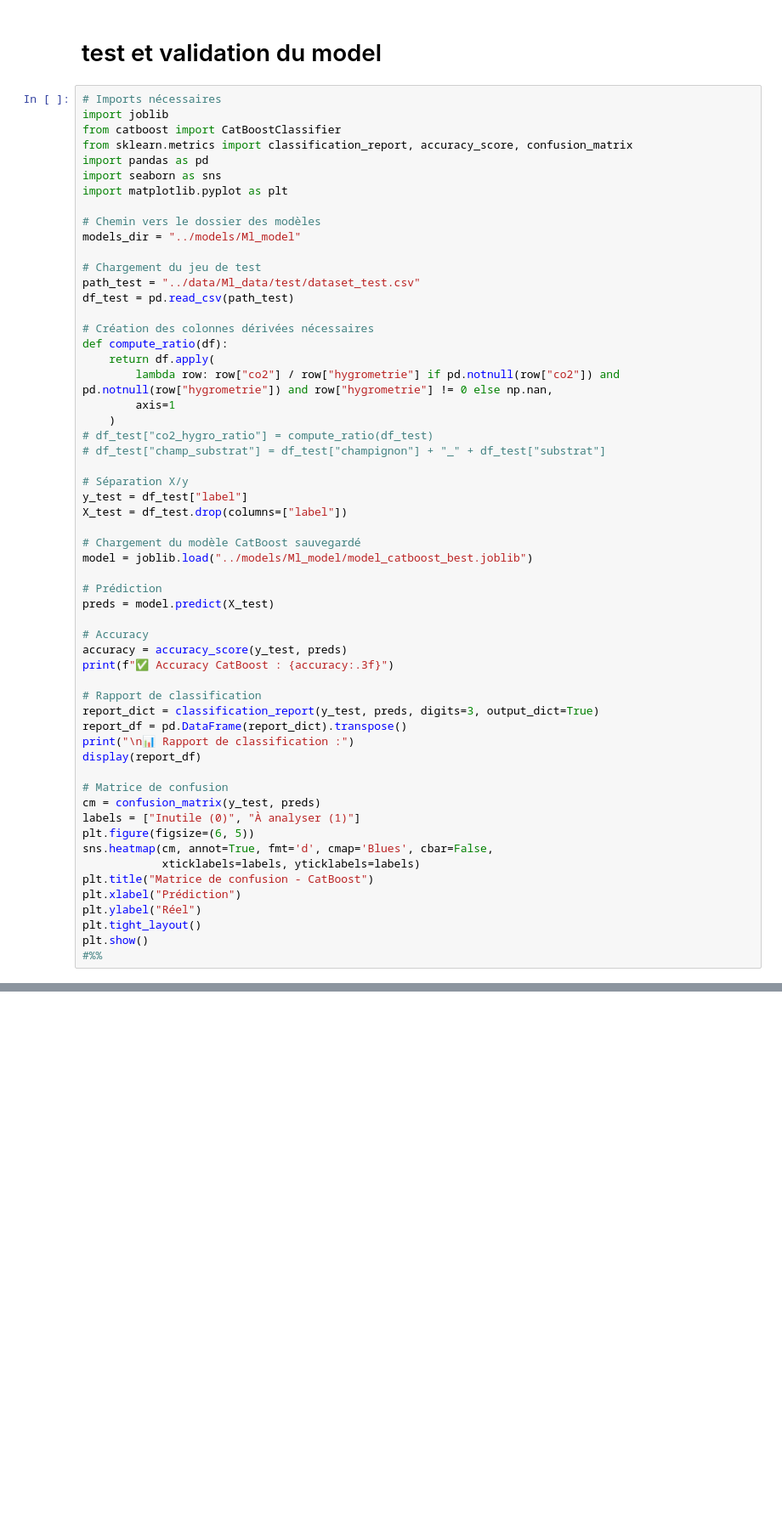
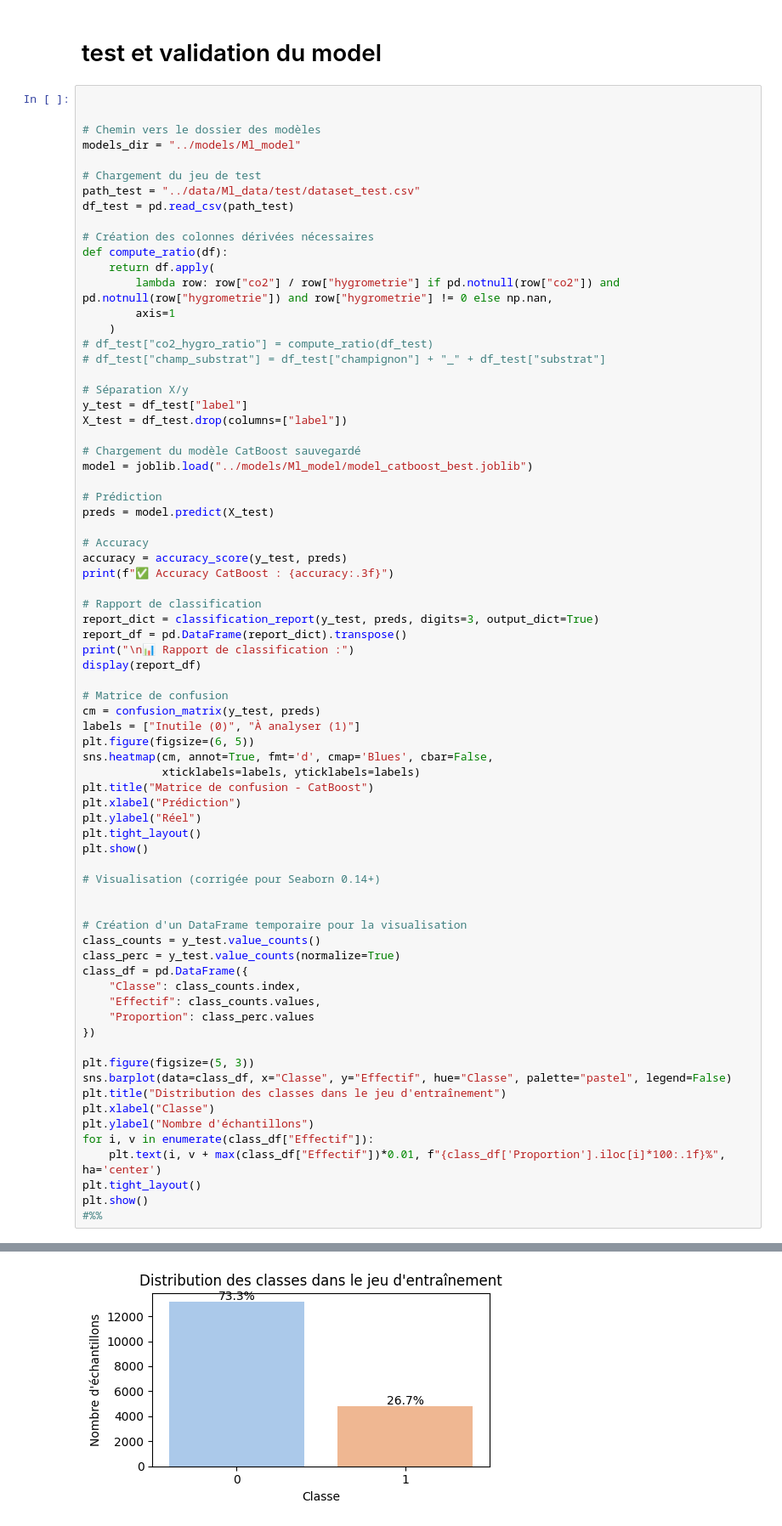
Before and after one commit to sarsator/projet_soutenance, a Jupyter notebook: training/notebook/Machine_learning.ipynb, the cells around one changed output, grey strips where cells are left out. Shown: that part at 85% size. Saved outputs shown, nothing was run; the diff lists cells and outputs as text; blank space fills up the shorter version.

```diff
--- a/training/notebook/Machine_learning.ipynb
+++ b/training/notebook/Machine_learning.ipynb
@@ -261,13 +513,7 @@ Colonnes catégorielles détectées pour CatBoost : ['champignon', 'substrat']
 # %% [markdown]
 # test et validation du model
 # %%
-# Imports nécessaires
-import joblib
-from catboost import CatBoostClassifier
-from sklearn.metrics import classification_report, accuracy_score, confusion_matrix
-import pandas as pd
-import seaborn as sns
-import matplotlib.pyplot as plt
+
 
 # Chemin vers le dossier des modèles
 models_dir = "../models/Ml_model"
@@ -301,30 +547,53 @@ print(f"✅ Accuracy CatBoost : {accuracy:.3f}")
 
 # Rapport de classification
 report_dict = classification_report(y_test, preds, digits=3, output_dict=True)
 report_df = pd.DataFrame(report_dict).transpose()
 print("\n📊 Rapport de classification :")
 display(report_df)
 
 # Matrice de confusion
 cm = confusion_matrix(y_test, preds)
 labels = ["Inutile (0)", "À analyser (1)"]
 plt.figure(figsize=(6, 5))
 sns.heatmap(cm, annot=True, fmt='d', cmap='Blues', cbar=False,
             xticklabels=labels, yticklabels=labels)
 plt.title("Matrice de confusion - CatBoost")
 plt.xlabel("Prédiction")
 plt.ylabel("Réel")
 plt.tight_layout()
 plt.show()
+
+# Visualisation (corrigée pour Seaborn 0.14+)
+
+
+# Création d'un DataFrame temporaire pour la visualisation
+class_counts = y_test.value_counts()
+class_perc = y_test.value_counts(normalize=True)
+class_df = pd.DataFrame({
+    "Classe": class_counts.index,
+    "Effectif": class_counts.values,
+    "Proportion": class_perc.values
+})
+
+plt.figure(figsize=(5, 3))
+sns.barplot(data=class_df, x="Classe", y="Effectif", hue="Classe", palette="pastel", legend=False)
+plt.title("Distribution des classes dans le jeu d'entraînement")
+plt.xlabel("Classe")
+plt.ylabel("Nombre d'échantillons")
+for i, v in enumerate(class_df["Effectif"]):
+    plt.text(i, v + max(class_df["Effectif"])*0.01, f"{class_df['Proportion'].iloc[i]*100:.1f}%", ha='center')
+plt.tight_layout()
+plt.show()
 #%%
 # %% [output]
 ✅ Accuracy CatBoost : 0.900
 
 📊 Rapport de classification :
 |  | precision | recall | f1-score | support |
 | 0 | 0.898893 | 0.972631 | 0.934309 | 13190.000000 |
 | 1 | 0.903165 | 0.700000 | 0.788709 | 4810.000000 |
 | accuracy | 0.899778 | 0.899778 | 0.899778 | 0.899778 |
 | macro avg | 0.901029 | 0.836315 | 0.861509 | 18000.000000 |
 | weighted avg | 0.900035 | 0.899778 | 0.895402 | 18000.000000 |
 [figure]
+[figure, added]
```
Also changed, not shown: parts of 26 cells of this notebook, 3 other files.
